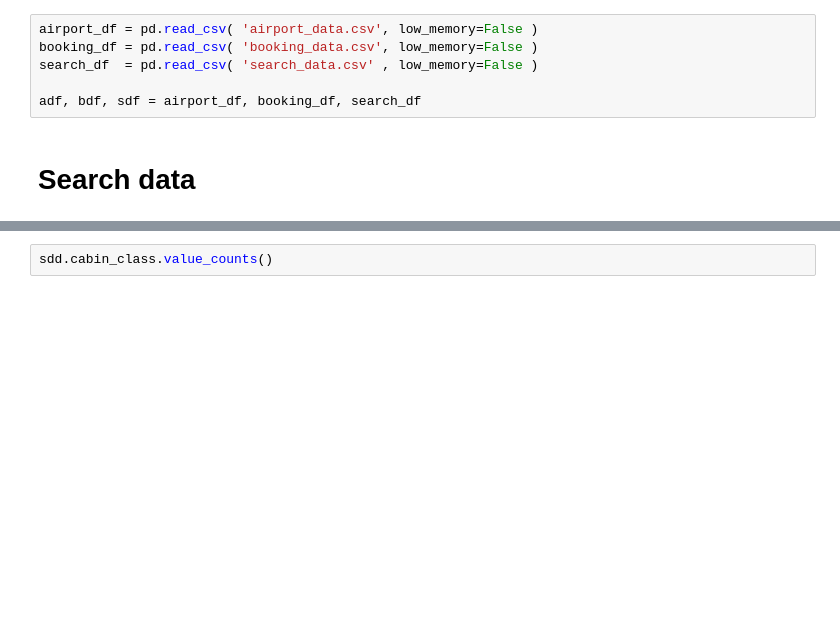
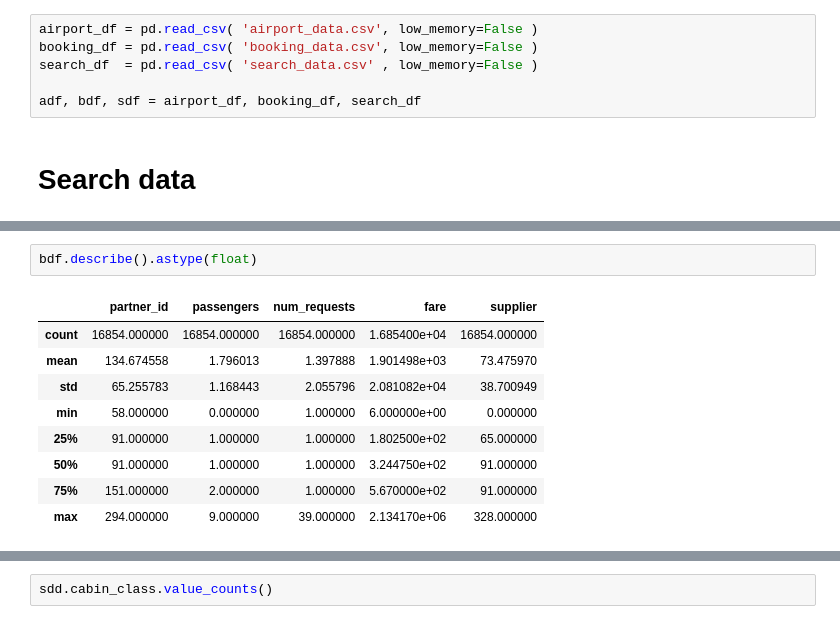
Before and after one commit to amajewski5c/airfare_predictions, a Jupyter notebook: fares.ipynb, the cells around one changed output, grey strips where cells are left out. Saved outputs shown, nothing was run; the diff lists cells and outputs as text; blank space fills up the shorter version.

```diff
--- a/fares.ipynb
+++ b/fares.ipynb
@@ -18,0 +48,12 @@ sdf.head(3)
+# %%
+bdf.describe().astype(float)
+# %% [output]
+|  | partner_id | passengers | num_requests | fare | supplier |
+| count | 16854.000000 | 16854.000000 | 16854.000000 | 1.685400e+04 | 16854.000000 |
+| mean | 134.674558 | 1.796013 | 1.397888 | 1.901498e+03 | 73.475970 |
+| std | 65.255783 | 1.168443 | 2.055796 | 2.081082e+04 | 38.700949 |
+| min | 58.000000 | 0.000000 | 1.000000 | 6.000000e+00 | 0.000000 |
+| 25% | 91.000000 | 1.000000 | 1.000000 | 1.802500e+02 | 65.000000 |
+| 50% | 91.000000 | 1.000000 | 1.000000 | 3.244750e+02 | 91.000000 |
+| 75% | 151.000000 | 2.000000 | 1.000000 | 5.670000e+02 | 91.000000 |
+| max | 294.000000 | 9.000000 | 39.000000 | 2.134170e+06 | 328.000000 |
```
Also changed, not shown: parts of 9 cells of this notebook.
